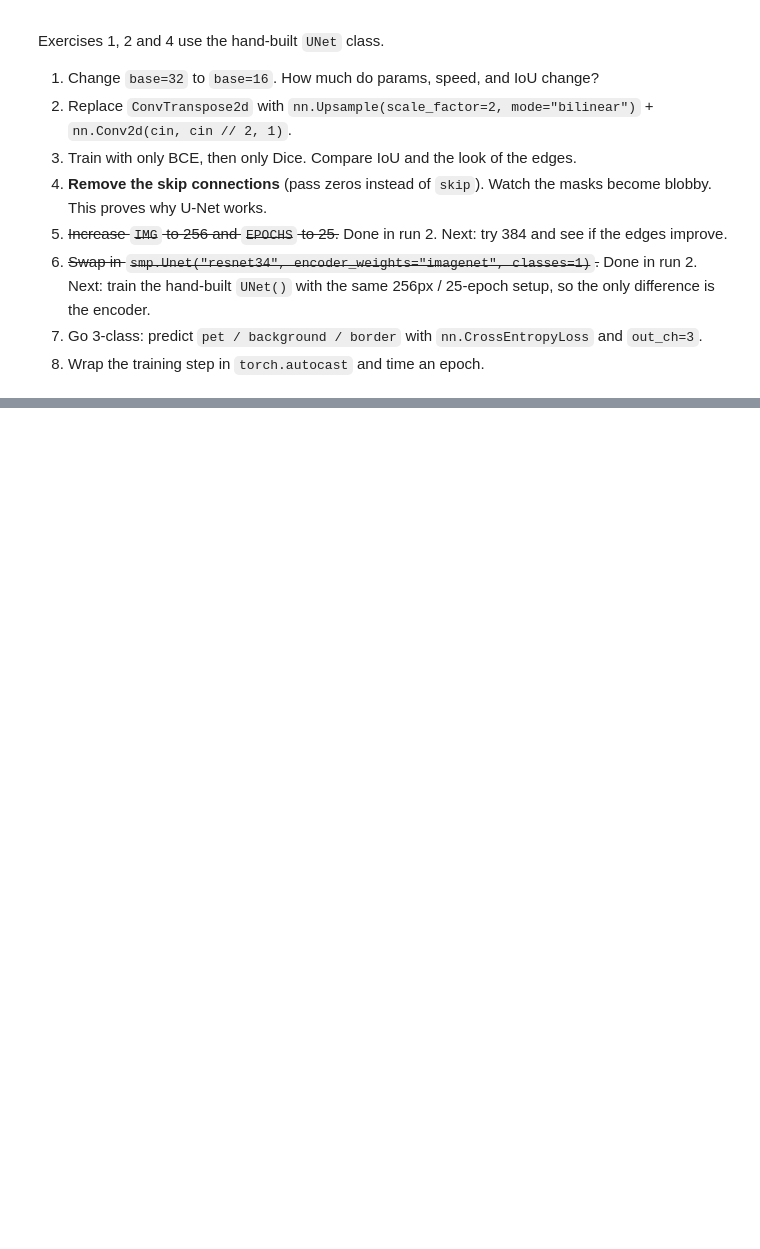
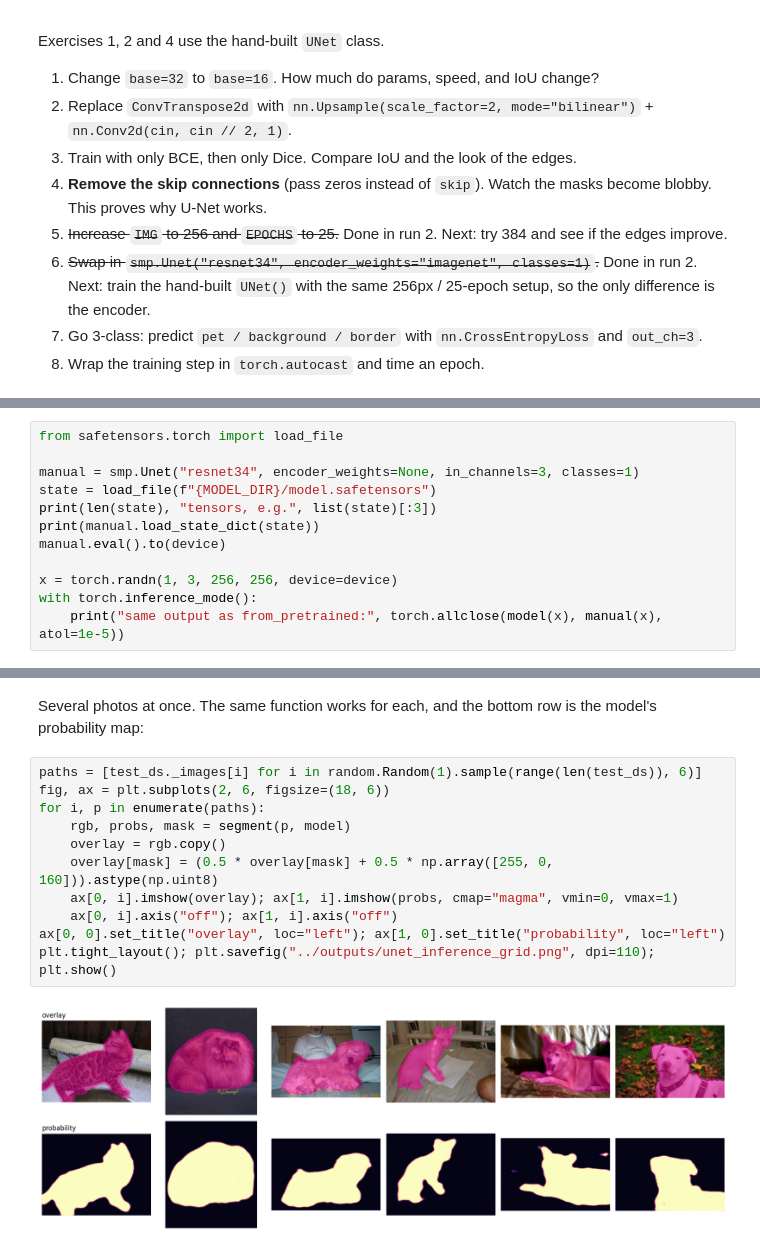
Before and after one commit to Shivrajsoni/computer-vision, a Jupyter notebook: notebooks/unet_segmentation.ipynb, the cells around one changed output, grey strips where cells are left out. Drawn from its saved outputs; the diff is of its cells as text; blank space fills up the shorter version.

```diff
--- a/notebooks/unet_segmentation.ipynb
+++ b/notebooks/unet_segmentation.ipynb
@@ -632,0 +704,12 @@ Exercises 1, 2 and 4 use the hand-built `UNet` class.
+# %%
+from safetensors.torch import load_file
+
+manual = smp.Unet("resnet34", encoder_weights=None, in_channels=3, classes=1)
+state = load_file(f"{MODEL_DIR}/model.safetensors")
+print(len(state), "tensors, e.g.", list(state)[:3])
+print(manual.load_state_dict(state))
+manual.eval().to(device)
+
+x = torch.randn(1, 3, 256, 256, device=device)
+with torch.inference_mode():
+    print("same output as from_pretrained:", torch.allclose(model(x), manual(x), atol=1e-5))
@@ -632,0 +829,15 @@ Exercises 1, 2 and 4 use the hand-built `UNet` class.
+# %% [markdown]
+Several photos at once. The same function works for each, and the bottom row is the model's probability map:
+# %%
+paths = [test_ds._images[i] for i in random.Random(1).sample(range(len(test_ds)), 6)]
+fig, ax = plt.subplots(2, 6, figsize=(18, 6))
+for i, p in enumerate(paths):
+    rgb, probs, mask = segment(p, model)
+    overlay = rgb.copy()
+    overlay[mask] = (0.5 * overlay[mask] + 0.5 * np.array([255, 0, 160])).astype(np.uint8)
+    ax[0, i].imshow(overlay); ax[1, i].imshow(probs, cmap="magma", vmin=0, vmax=1)
+    ax[0, i].axis("off"); ax[1, i].axis("off")
+ax[0, 0].set_title("overlay", loc="left"); ax[1, 0].set_title("probability", loc="left")
+plt.tight_layout(); plt.savefig("../outputs/unet_inference_grid.png", dpi=110); plt.show()
+# %% [output]
+[figure, added]
```
Also changed, not shown: parts of 14 cells of this notebook, 5 other files.
